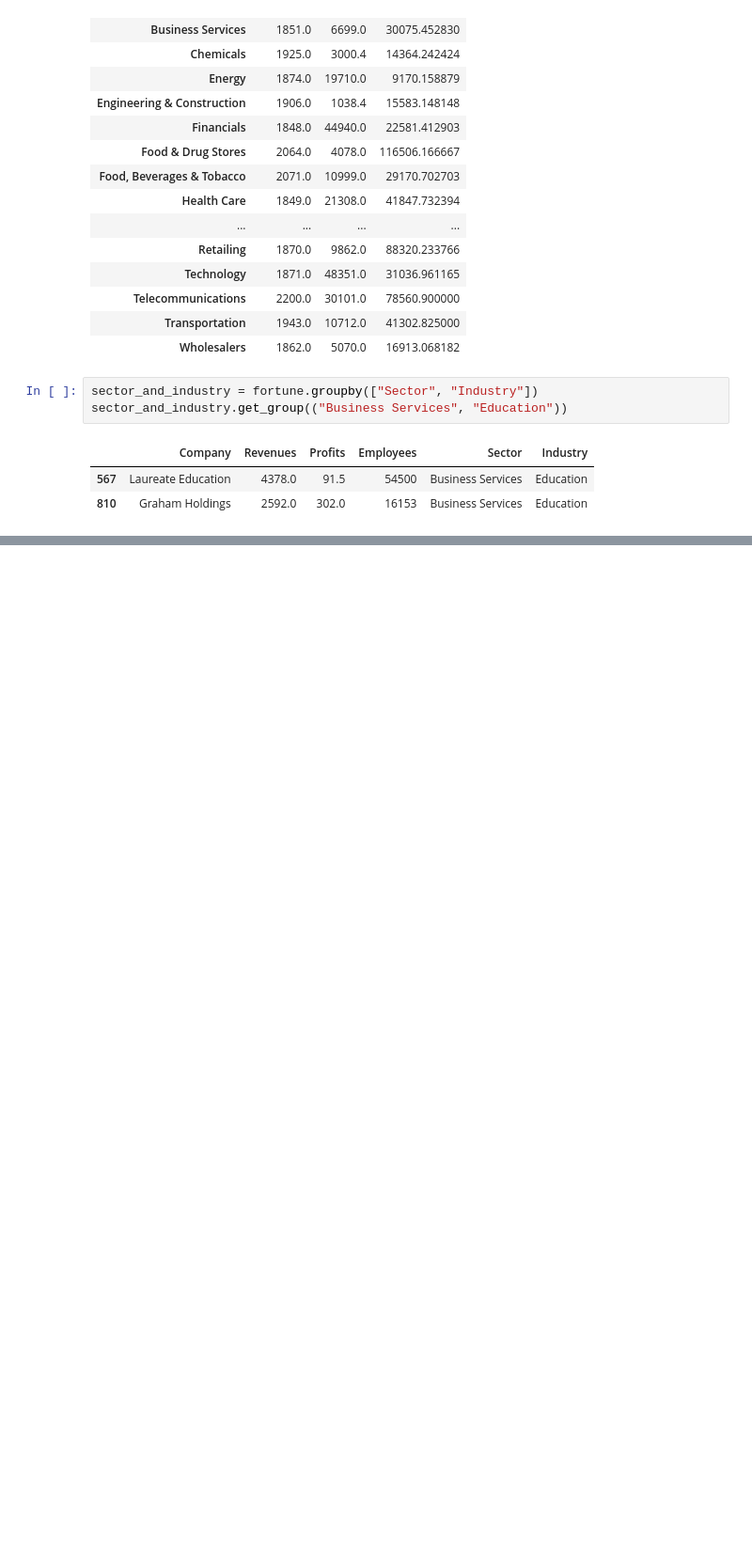
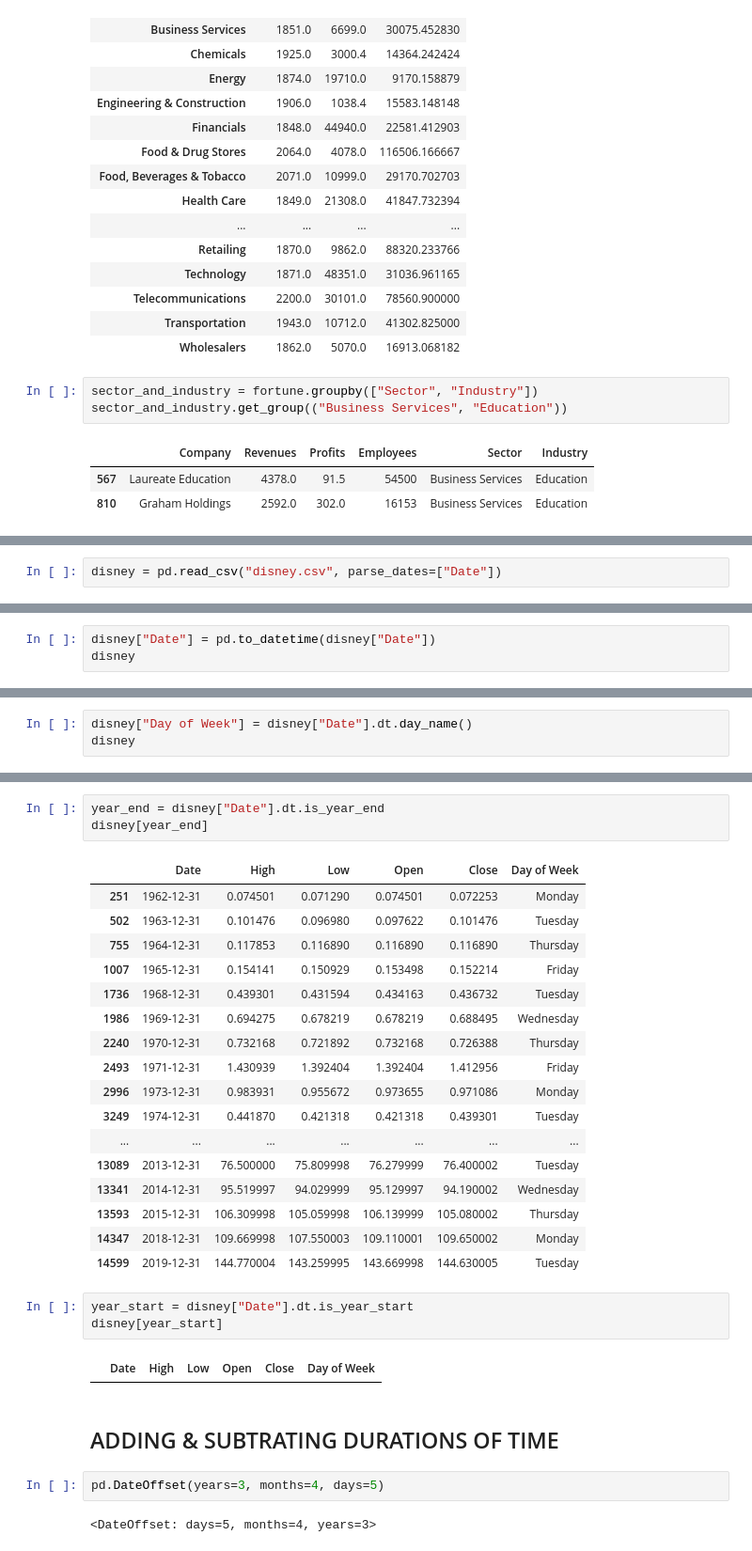
Before and after one commit to singamravibabu/dt-batch13, a Jupyter notebook: 08_misc.ipynb, the cells around one changed output, grey strips where cells are left out. Shown at 94% size. Drawn from its saved outputs; the diff is of its cells as text; blank space fills up the shorter version.

```diff
--- a/08_misc.ipynb
+++ b/08_misc.ipynb
@@ -395,0 +531,2 @@ sector_and_industry.get_group(("Business Services", "Education"))
+# %%
+disney = pd.read_csv("disney.csv", parse_dates=["Date"])
@@ -395,0 +549,3 @@ sector_and_industry.get_group(("Business Services", "Education"))
+# %%
+disney["Date"] = pd.to_datetime(disney["Date"])
+disney
@@ -395,0 +691,3 @@ sector_and_industry.get_group(("Business Services", "Education"))
+# %%
+disney["Day of Week"] = disney["Date"].dt.day_name()
+disney
@@ -395,0 +776,32 @@ sector_and_industry.get_group(("Business Services", "Education"))
+# %%
+year_end = disney["Date"].dt.is_year_end
+disney[year_end]
+# %% [output]
+|  | Date | High | Low | Open | Close | Day of Week |
+| 251 | 1962-12-31 | 0.074501 | 0.071290 | 0.074501 | 0.072253 | Monday |
+| 502 | 1963-12-31 | 0.101476 | 0.096980 | 0.097622 | 0.101476 | Tuesday |
+| 755 | 1964-12-31 | 0.117853 | 0.116890 | 0.116890 | 0.116890 | Thursday |
+| 1007 | 1965-12-31 | 0.154141 | 0.150929 | 0.153498 | 0.152214 | Friday |
+| 1736 | 1968-12-31 | 0.439301 | 0.431594 | 0.434163 | 0.436732 | Tuesday |
+| 1986 | 1969-12-31 | 0.694275 | 0.678219 | 0.678219 | 0.688495 | Wednesday |
+| 2240 | 1970-12-31 | 0.732168 | 0.721892 | 0.732168 | 0.726388 | Thursday |
+| 2493 | 1971-12-31 | 1.430939 | 1.392404 | 1.392404 | 1.412956 | Friday |
+| 2996 | 1973-12-31 | 0.983931 | 0.955672 | 0.973655 | 0.971086 | Monday |
+| 3249 | 1974-12-31 | 0.441870 | 0.421318 | 0.421318 | 0.439301 | Tuesday |
+| ... | ... | ... | ... | ... | ... | ... |
+| 13089 | 2013-12-31 | 76.500000 | 75.809998 | 76.279999 | 76.400002 | Tuesday |
+| 13341 | 2014-12-31 | 95.519997 | 94.029999 | 95.129997 | 94.190002 | Wednesday |
+| 13593 | 2015-12-31 | 106.309998 | 105.059998 | 106.139999 | 105.080002 | Thursday |
+| 14347 | 2018-12-31 | 109.669998 | 107.550003 | 109.110001 | 109.650002 | Monday |
+| 14599 | 2019-12-31 | 144.770004 | 143.259995 | 143.669998 | 144.630005 | Tuesday |
+# %%
+year_start = disney["Date"].dt.is_year_start
+disney[year_start]
+# %% [output]
+|  | Date | High | Low | Open | Close | Day of Week |
+# %% [markdown]
+## ADDING & SUBTRATING DURATIONS OF TIME
+# %%
+pd.DateOffset(years=3, months=4, days=5)
+# %% [output]
+<DateOffset: days=5, months=4, years=3>
```
Also changed, not shown: parts of 72 cells of this notebook, 1 other file.
